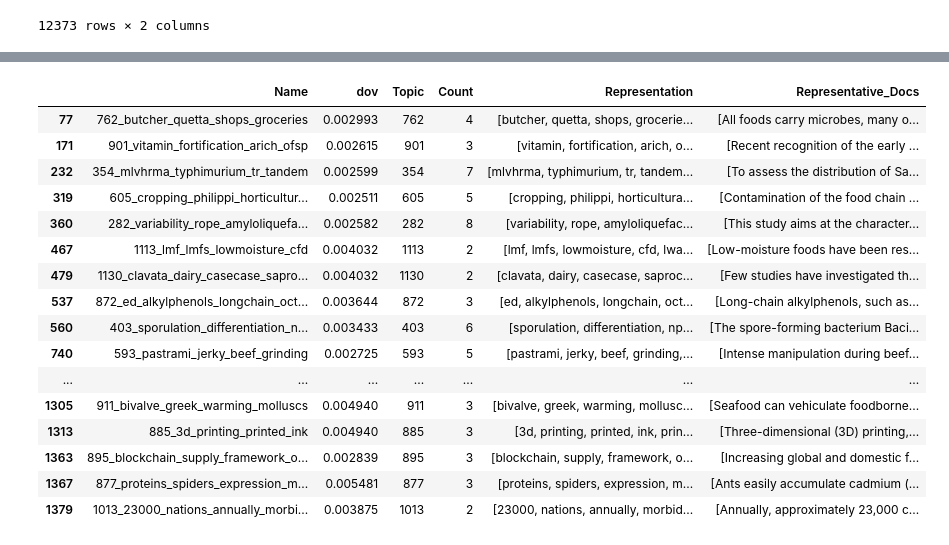
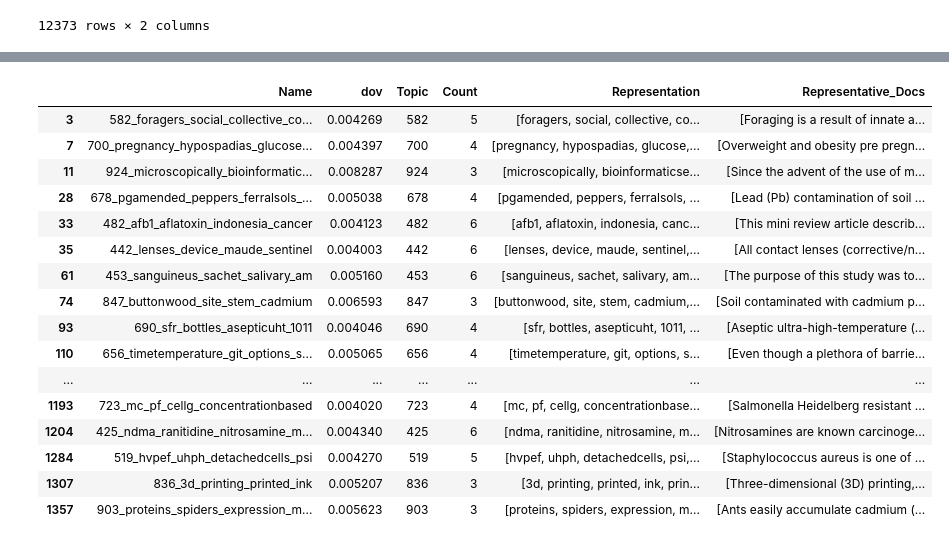
Before and after one commit to HOLiFOOD/WSM, a Jupyter notebook: WSM.ipynb, the cells around one changed output, grey strips where cells are left out. Drawn from its saved outputs; the diff is of its cells as text; code cells hidden in the pictures.

```diff
--- a/WSM.ipynb
+++ b/WSM.ipynb
@@ -2,9 +2,9 @@
 !pip install -q bertopic pandas nltk scikit-learn matplotlib xlwt
 # %%
 import pandas as pd
-Paper = pd.read_csv('/home/jupyter/WSM/data/papers.csv')
-Paper = Paper.dropna()
-Paper
+docs = pd.read_csv('/home/jupyter/WSM/data/papers.csv')
+docs = docs.dropna()
+docs
 # %% [output]
 |  | Date | Abstract |
 | 0 | 2015-03-10 | Garlic is valued more for its fla... |
@@ -73,10 +56,23 @@ import nltk
 # %%
-import re
-# Convert the 'abstract' column to string data type
-Paper['Abstract'] = Paper['Abstract'].astype(str)
+# Convert the 'Abstract' column to string data type
+docs['Abstract'] = docs['Abstract'].astype(str)
 
 # Define a regular expression pattern to match non-Latin characters
 non_latin_pattern = re.compile(r'[^\x00-\x7F]')
 
-# Apply the regular expression pattern to the 'abstract' column
-Paper = Paper[~Paper['Abstract'].str.contains(non_latin_pattern)]
+# Apply the regular expression pattern to the 'Abstract' column
+docs = docs[~docs['Abstract'].str.contains(non_latin_pattern)]
+
+# Set the time unit for grouping (year, month, or day)
+time_unit = 'year'  # Change this to 'year', 'month', or 'day'
+
+# Convert the 'Date' column to datetime and drop invalid dates
+docs['Date'] = pd.to_datetime(docs['Date'], errors='coerce')
+docs.dropna(subset=['Date'], inplace=True)
+
+# Group data based on the selected time unit
+docs['Time'] = group_by_time_unit(docs, time_unit)
+
+# Prepare the abstracts
+abstracts = docs["Abstract"].astype('str')
+text = abstracts.tolist()
@@ -93,3 +85,7 @@ cluster_model = AgglomerativeClustering(distance_threshold=0.2, n_clusters=None)
 # Train BERTopic
 topic_model = BERTopic(hdbscan_model=cluster_model).fit(text, embeddings)
 topic_info = topic_model.get_topic_info()
+
+doc_info = topic_model.get_document_info(text)
+doc_info["ID"] = doc_info.index
+doc_info["Time"] = docs["Time"].tolist()
@@ -112,5 +91,0 @@ topic_info
-# %%
-doc_info = topic_model.get_document_info(text)
-doc_info["ID"] = doc_info.index
-doc_info["Year"] = Paper["Year"].tolist()
-doc_info
@@ -219,32 +172,32 @@ fig.show()
 # %%
 # Set the desired range for 'dov' and 'frequency'
-dov_min = 0.0025
-count_min = 2
-count_max = 8
+dov_min = 0.004
+count_min = 3
+count_max = 6
 
 # Filter the DataFrame based on the range of values
 weak_signal_df = wsm_dov[(wsm_dov['dov'] >= dov_min) & (wsm_dov['Count'] >= count_min) & (wsm_dov['Count'] <= count_max)]
 
 # Get the values from the 'term' column in the filtered DataFrame
 weak_signals = weak_signal_df['Name'].values.tolist()
 weak_signal_df
 # %% [output]
 |  | Name | dov | Topic | Count | Representation | Representative_Docs |
-| 77 | 762_butcher_quetta_shops_groceries | 0.002993 | 762 | 4 | [butcher, quetta, shops, grocerie... | [All foods carry microbes, many o... |
-| 171 | 901_vitamin_fortification_arich_ofsp | 0.002615 | 901 | 3 | [vitamin, fortification, arich, o... | [Recent recognition of the early ... |
-| 232 | 354_mlvhrma_typhimurium_tr_tandem | 0.002599 | 354 | 7 | [mlvhrma, typhimurium, tr, tandem... | [To assess the distribution of Sa... |
-| 319 | 605_cropping_philippi_horticultur... | 0.002511 | 605 | 5 | [cropping, philippi, horticultura... | [Contamination of the food chain ... |
-| 360 | 282_variability_rope_amyloliquefa... | 0.002582 | 282 | 8 | [variability, rope, amyloliquefac... | [This study aims at the character... |
-| 467 | 1113_lmf_lmfs_lowmoisture_cfd | 0.004032 | 1113 | 2 | [lmf, lmfs, lowmoisture, cfd, lwa... | [Low-moisture foods have been res... |
-| 479 | 1130_clavata_dairy_casecase_sapro... | 0.004032 | 1130 | 2 | [clavata, dairy, casecase, saproc... | [Few studies have investigated th... |
-| 537 | 872_ed_alkylphenols_longchain_oct... | 0.003644 | 872 | 3 | [ed, alkylphenols, longchain, oct... | [Long-chain alkylphenols, such as... |
-| 560 | 403_sporulation_differentiation_n... | 0.003433 | 403 | 6 | [sporulation, differentiation, np... | [The spore-forming bacterium Baci... |
-| 740 | 593_pastrami_jerky_beef_grinding | 0.002725 | 593 | 5 | [pastrami, jerky, beef, grinding,... | [Intense manipulation during beef... |
+| 3 | 582_foragers_social_collective_co... | 0.004269 | 582 | 5 | [foragers, social, collective, co... | [Foraging is a result of innate a... |
+| 7 | 700_pregnancy_hypospadias_glucose... | 0.004397 | 700 | 4 | [pregnancy, hypospadias, glucose,... | [Overweight and obesity pre pregn... |
+| 11 | 924_microscopically_bioinformatic... | 0.008287 | 924 | 3 | [microscopically, bioinformaticse... | [Since the advent of the use of m... |
+| 28 | 678_pgamended_peppers_ferralsols_... | 0.005038 | 678 | 4 | [pgamended, peppers, ferralsols, ... | [Lead (Pb) contamination of soil ... |
+| 33 | 482_afb1_aflatoxin_indonesia_cancer | 0.004123 | 482 | 6 | [afb1, aflatoxin, indonesia, canc... | [This mini review article describ... |
+| 35 | 442_lenses_device_maude_sentinel | 0.004003 | 442 | 6 | [lenses, device, maude, sentinel,... | [All contact lenses (corrective/n... |
+| 61 | 453_sanguineus_sachet_salivary_am | 0.005160 | 453 | 6 | [sanguineus, sachet, salivary, am... | [The purpose of this study was to... |
+| 74 | 847_buttonwood_site_stem_cadmium | 0.006593 | 847 | 3 | [buttonwood, site, stem, cadmium,... | [Soil contaminated with cadmium p... |
+| 93 | 690_sfr_bottles_asepticuht_1011 | 0.004046 | 690 | 4 | [sfr, bottles, asepticuht, 1011, ... | [Aseptic ultra-high-temperature (... |
+| 110 | 656_timetemperature_git_options_s... | 0.005065 | 656 | 4 | [timetemperature, git, options, s... | [Even though a plethora of barrie... |
 | ... | ... | ... | ... | ... | ... | ... |
-| 1305 | 911_bivalve_greek_warming_molluscs | 0.004940 | 911 | 3 | [bivalve, greek, warming, mollusc... | [Seafood can vehiculate foodborne... |
-| 1313 | 885_3d_printing_printed_ink | 0.004940 | 885 | 3 | [3d, printing, printed, ink, prin... | [Three-dimensional (3D) printing,... |
-| 1363 | 895_blockchain_supply_framework_o... | 0.002839 | 895 | 3 | [blockchain, supply, framework, o... | [Increasing global and domestic f... |
-| 1367 | 877_proteins_spiders_expression_m... | 0.005481 | 877 | 3 | [proteins, spiders, expression, m... | [Ants easily accumulate cadmium (... |
-| 1379 | 1013_23000_nations_annually_morbi... | 0.003875 | 1013 | 2 | [23000, nations, annually, morbid... | [Annually, approximately 23,000 c... |
+| 1193 | 723_mc_pf_cellg_concentrationbased | 0.004020 | 723 | 4 | [mc, pf, cellg, concentrationbase... | [Salmonella Heidelberg resistant ... |
+| 1204 | 425_ndma_ranitidine_nitrosamine_m... | 0.004340 | 425 | 6 | [ndma, ranitidine, nitrosamine, m... | [Nitrosamines are known carcinoge... |
+| 1284 | 519_hvpef_uhph_detachedcells_psi | 0.004270 | 519 | 5 | [hvpef, uhph, detachedcells, psi,... | [Staphylococcus aureus is one of ... |
+| 1307 | 836_3d_printing_printed_ink | 0.005207 | 836 | 3 | [3d, printing, printed, ink, prin... | [Three-dimensional (3D) printing,... |
+| 1357 | 903_proteins_spiders_expression_m... | 0.005623 | 903 | 3 | [proteins, spiders, expression, m... | [Ants easily accumulate cadmium (... |
 # %%
 weak_signal_df.to_csv('data/weak_signal_df.csv', index=False)
```
Also changed, not shown: parts of 12 cells of this notebook, 5 other files.
